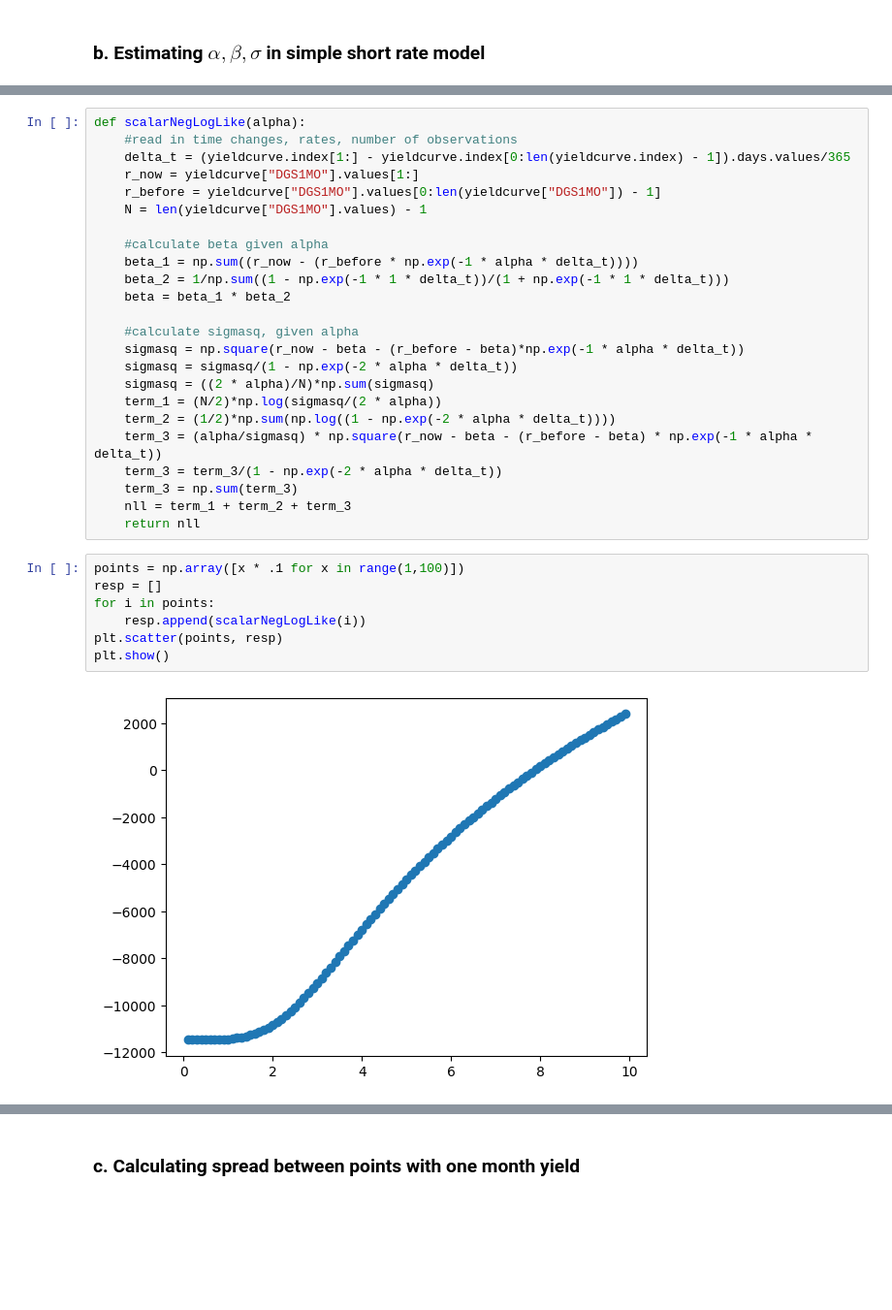
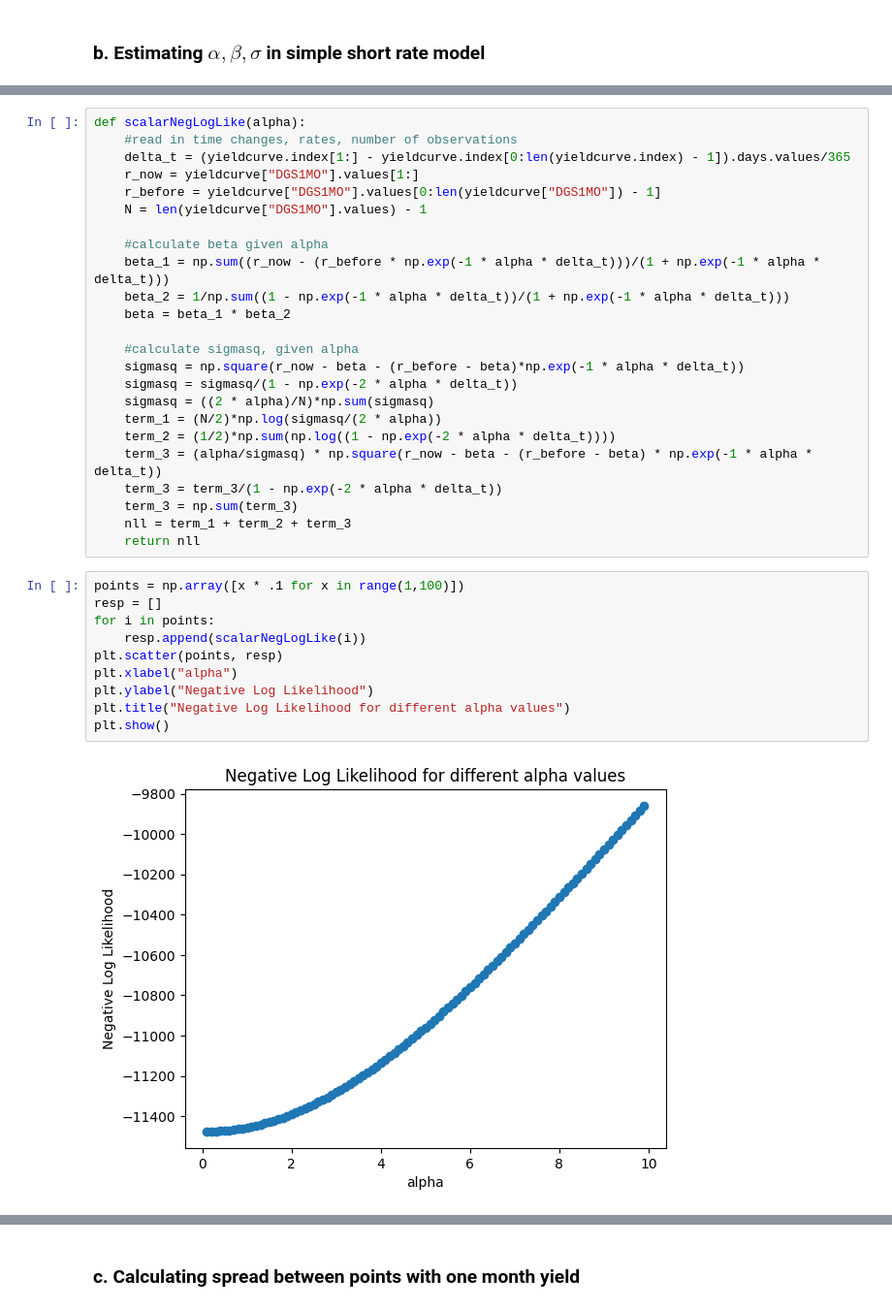
Before and after one commit to dg3358/Columbia-MATH-5450, a Jupyter notebook: HW 3/HW-3.ipynb, the cells around one changed output, grey strips where cells are left out. Shown at 97% size. Cells and saved outputs as stored; diff of their text form; blank space fills up the shorter version.

```diff
--- a/HW 3/HW-3.ipynb
+++ b/HW 3/HW-3.ipynb
@@ -123,8 +139,8 @@ def scalarNegLogLike(alpha):
     N = len(yieldcurve["DGS1MO"].values) - 1
 
     #calculate beta given alpha
-    beta_1 = np.sum((r_now - (r_before * np.exp(-1 * alpha * delta_t))))
-    beta_2 = 1/np.sum((1 - np.exp(-1 * 1 * delta_t))/(1 + np.exp(-1 * 1 * delta_t)))
+    beta_1 = np.sum((r_now - (r_before * np.exp(-1 * alpha * delta_t)))/(1 + np.exp(-1 * alpha * delta_t)))
+    beta_2 = 1/np.sum((1 - np.exp(-1 * alpha * delta_t))/(1 + np.exp(-1 * alpha * delta_t)))
     beta = beta_1 * beta_2
 
     #calculate sigmasq, given alpha
@@ -141,9 +157,12 @@ def scalarNegLogLike(alpha):
 # %%
 points = np.array([x * .1 for x in range(1,100)])
 resp = []
 for i in points:
     resp.append(scalarNegLogLike(i))
 plt.scatter(points, resp)
+plt.xlabel("alpha")
+plt.ylabel("Negative Log Likelihood")
+plt.title("Negative Log Likelihood for different alpha values")
 plt.show()
 # %% [output]
-[figure, old version]
+[figure, new version]
```
Also changed, not shown: parts of 16 cells of this notebook.
